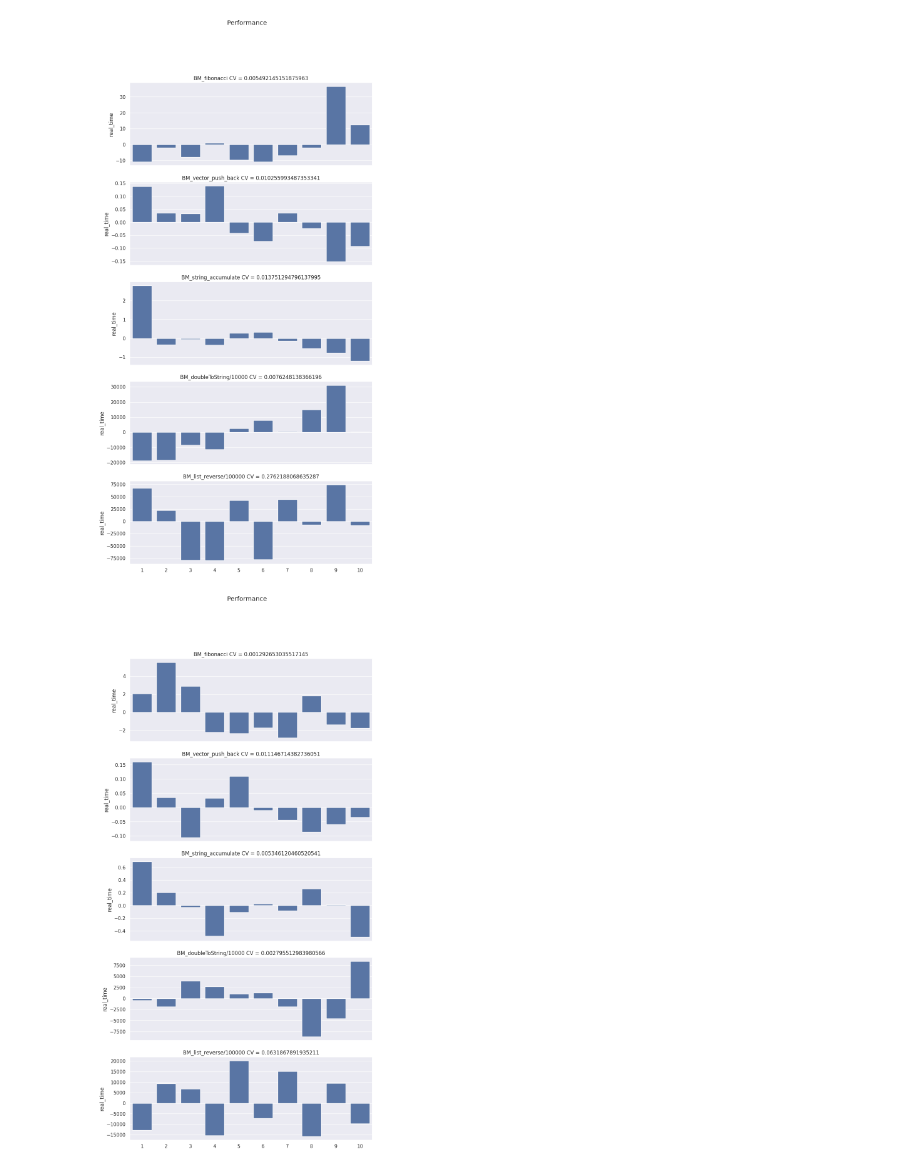
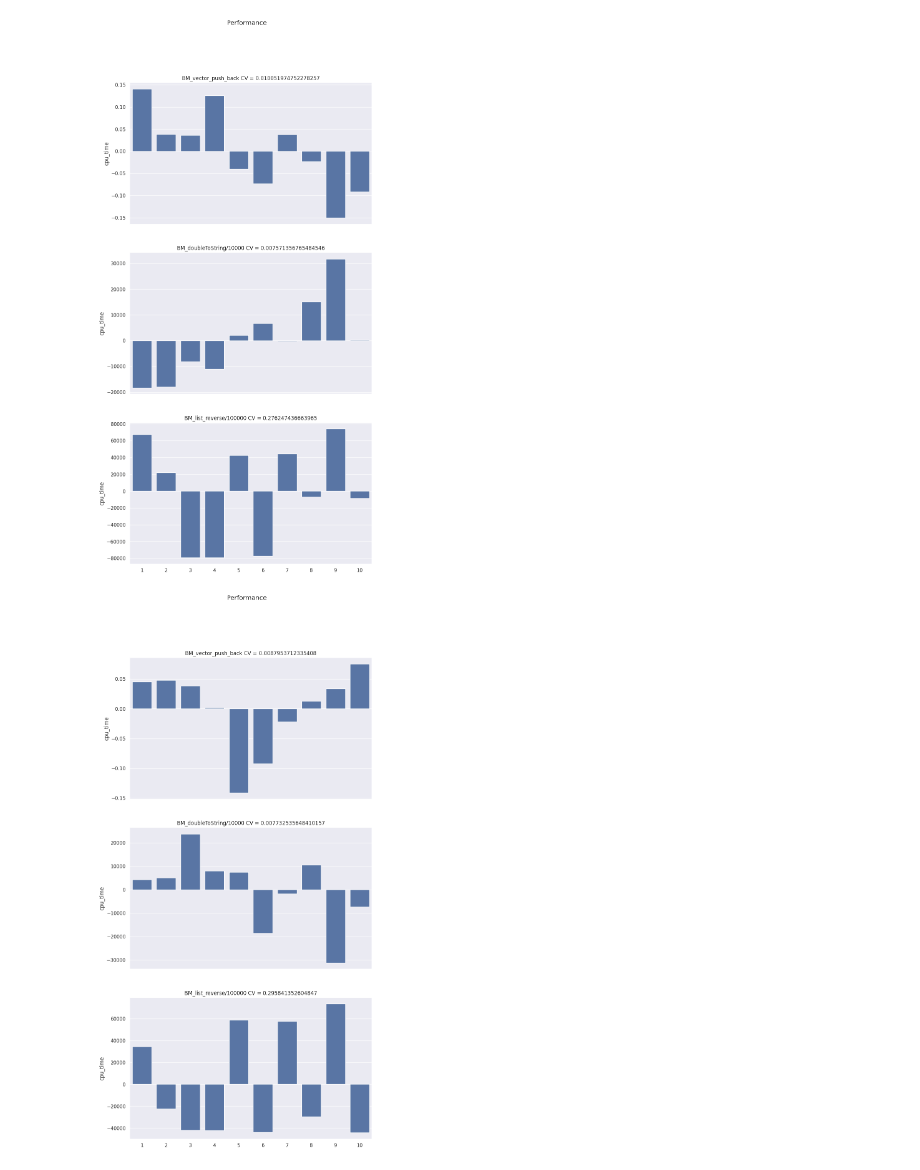
Before and after one commit to Tsyshnatiy/PerfUnitTests, a Jupyter notebook: PerfUnitTestsAnalysis.ipynb, the cells around one changed output. Cells and saved outputs as stored; diff of their text form; code cells hidden in the pictures.

```diff
--- a/PerfUnitTestsAnalysis.ipynb
+++ b/PerfUnitTestsAnalysis.ipynb
@@ -20,23 +20,20 @@ def plot(path, tests):
 
   for i in range(0, len(tests)):
     series = df.loc[df.name == tests[i]]
-    minimum = series.real_time.min()
-    maximum = series.real_time.max()
-    mean = series.real_time.mean()
-    stddev = series.real_time.std()
-    series.loc[:, "real_time"] -= mean
-    # series.loc[:, "real_time"] /= maximum - minimum
+    minimum = series.cpu_time.min()
+    maximum = series.cpu_time.max()
+    mean = series.cpu_time.mean()
+    stddev = series.cpu_time.std()
+    series.loc[:, "cpu_time"] -= mean
 
     x = np.arange(1, series.shape[0] + 1)
 
     axes[i].set_title(f"{tests[i]} CV = {stddev / mean}")
-    sns.barplot(ax=axes[i], data=series, x=x, y="real_time")
+    sns.barplot(ax=axes[i], data=series, x=x, y="cpu_time")
 # %%
-tests = ["BM_fibonacci",
-         "BM_vector_push_back",
-         "BM_string_accumulate",
+tests = ["BM_vector_push_back",
          "BM_doubleToString/10000",
          "BM_list_reverse/100000"]
 plot("sample_data/no_tuning.csv", tests)
 # %% [output]
-[figure, old version]
+[figure, new version]
@@ -43,4 +42,4 @@ plot("sample_data/no_tuning.csv", tests)
 # %%
 plot("sample_data/governor_performance.csv", tests)
 # %% [output]
-[figure, old version]
+[figure, new version]
```
Also changed, not shown: parts of 5 cells of this notebook.
